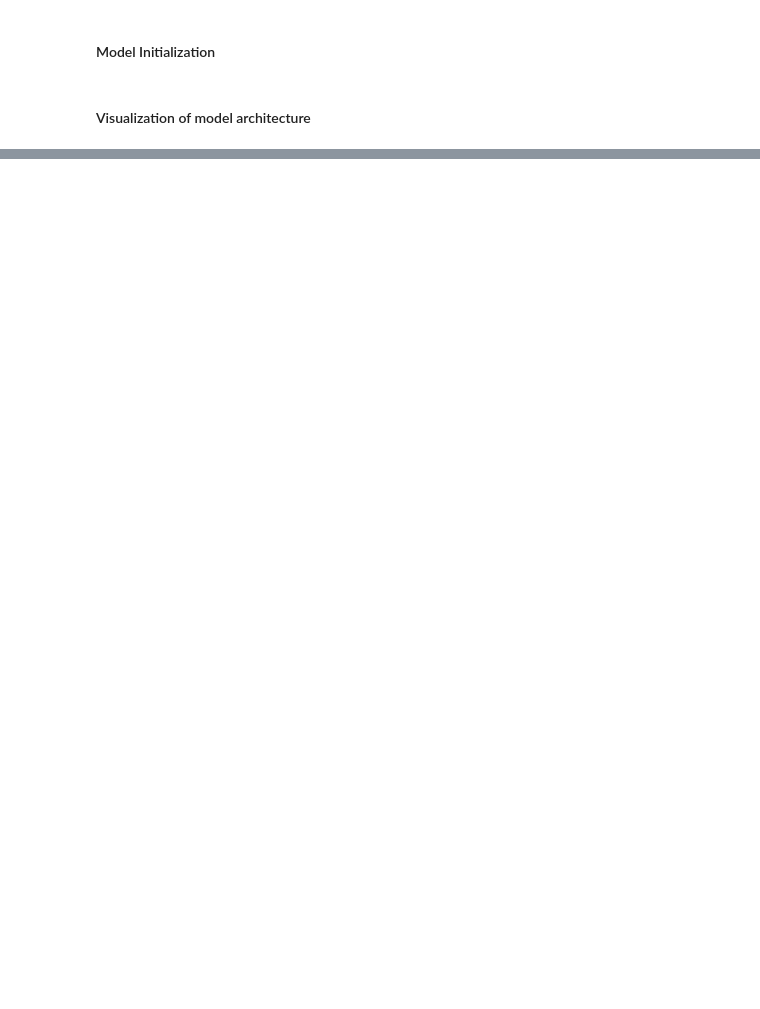
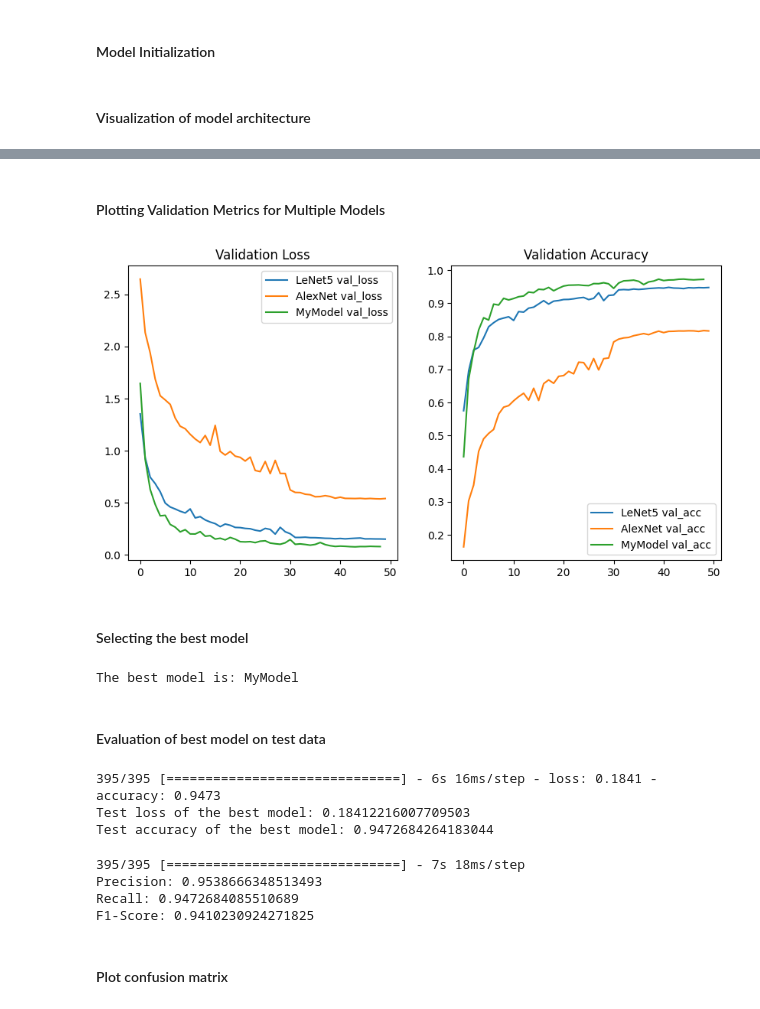
Before and after one commit to kuimetra/traffic_signs_recognition, a Jupyter notebook: main.ipynb, the cells around one changed output, grey strips where cells are left out. Drawn from its saved outputs; the diff is of its cells as text; code cells hidden in the pictures; blank space fills up the shorter version.

```diff
--- a/main.ipynb
+++ b/main.ipynb
@@ -300,3 +319,2 @@ def evaluate_model(model, X_test, y_test):
 # %%
-LeNet5_history = train_model(LeNet5_model, X_train, y_train, X_val, y_val,
-                             lr=1e-4, momentum=0.9, batch_size=32, num_epochs=30)
+LeNet5_history = train_model(LeNet5_model, X_train, y_train, X_val, y_val, lr=1e-3, batch_size=32, num_epochs=50)
@@ -305,3 +339,2 @@ evaluate_model(LeNet5_model, X_test, y_test)
 # %%
-AlexNet_history = train_model(AlexNet_model, X_train, y_train, X_val, y_val,
-                              lr=1e-4, momentum=0.9, batch_size=32, num_epochs=15)
+AlexNet_history = train_model(AlexNet_model, X_train, y_train, X_val, y_val, lr=1e-3, batch_size=64, num_epochs=50)
@@ -355,0 +408,65 @@ print(accuracy_score(test_labels, test_pred_VGG16))
+# %% [markdown]
+#### Plotting Validation Metrics for Multiple Models
+# %%
+models = [LeNet5_history, AlexNet_history, MyModel_history]
+models_name = ["LeNet5", "AlexNet", "MyModel"]
+fig, axs = plt.subplots(nrows=1, ncols=2, figsize=(10, 5))
+
+for model, name in zip(models, models_name):
+    # Plot validation loss
+    axs[0].plot(model.history["val_loss"], label=f"{name} val_loss")
+
+    # Plot validation accuracy
+    axs[1].plot(model.history["val_accuracy"], label=f"{name} val_acc")
+
+# Set titles and legends
+axs[0].set_title("Validation Loss")
+axs[0].legend()
+axs[1].set_title("Validation Accuracy")
+axs[1].legend()
+
+plt.show()
+# %% [output]
+[figure, added]
+# %% [markdown]
+#### Selecting the best model
+# %%
+val_losses = [LeNet5_val_loss, AlexNet_val_loss, MyModel_val_loss]
+val_accs = [LeNet5_val_acc, AlexNet_val_acc, MyModel_val_acc]
+best_model_idx = np.argmax(val_accs)
+best_model_name = ["LeNet-5", "AlexNet", "MyModel"][best_model_idx]
+print("The best model is:", best_model_name)
+# %% [output]
+The best model is: MyModel
+# %% [markdown]
+#### Evaluation of best model on test data
+# %%
+best_model = [LeNet5_model, AlexNet_model, MyModel_model][best_model_idx]
+test_loss, test_acc = best_model.evaluate(X_test, y_test)
+print("Test loss of the best model:", test_loss)
+print("Test accuracy of the best model:", test_acc)
+# %% [output]
+395/395 [==============================] - 6s 16ms/step - loss: 0.1841 - accuracy: 0.9473
+Test loss of the best model: 0.18412216007709503
+Test accuracy of the best model: 0.9472684264183044
+# %%
+# Make predictions on the test data using the best model
+y_pred = best_model.predict(X_test)
+y_pred = np.argmax(y_pred, axis=1)
+y_pred = to_categorical(y_pred, num_classes)
+
+# Calculate precision, recall, and F1-score
+precision = precision_score(y_test, y_pred, average="weighted", zero_division=1)
+recall = recall_score(y_test, y_pred, average="weighted", zero_division=1)
+f1 = f1_score(y_test, y_pred, average="weighted", zero_division=1)
+
+print("Precision:", precision)
+print("Recall:", recall)
+print("F1-Score:", f1)
+# %% [output]
+395/395 [==============================] - 7s 18ms/step
+Precision: 0.9538666348513493
+Recall: 0.9472684085510689
+F1-Score: 0.9410230924271825
+# %% [markdown]
+#### Plot confusion matrix
```
Also changed, not shown: parts of 45 cells of this notebook, 4 other files.
